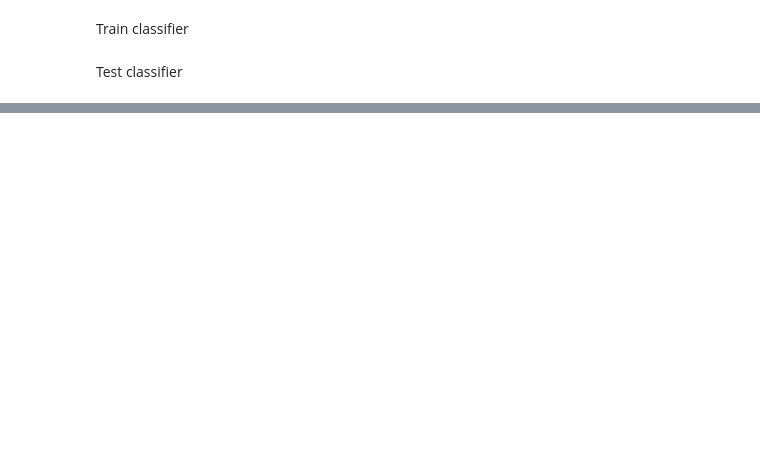
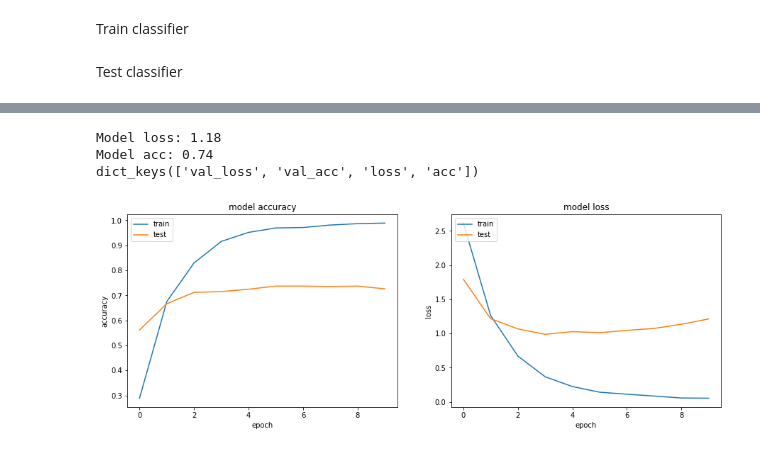
Before and after one commit to tomasrasymas/cvbankas_job_post_classification, a Jupyter notebook: posts_classification_experiments.ipynb, the cells around one changed output, grey strips where cells are left out. Drawn from its saved outputs; the diff is of its cells as text; code cells hidden in the pictures; blank space fills up the shorter version.

```diff
--- a/posts_classification_experiments.ipynb
+++ b/posts_classification_experiments.ipynb
@@ -85,7 +107,7 @@ parameters = {"vect__ngram_range": [(1, 1), (1, 2)],
               "tfidf__use_idf": (True, False)}
 
 grid = GridSearchCV(pipe, cv=3, n_jobs=1, param_grid=parameters)
-grid.fit(train, test)
+grid.fit(train, labels)
 
 print(grid.best_score_)
 print(grid.best_params_)
@@ -104,7 +126,7 @@ parameters = {"vect__ngram_range": [(1, 1), (1, 2)],
               "clf__n_neighbors": (1, 3, 5, 11, 15, 21, 25, 31)}
 
 grid = GridSearchCV(pipe, cv=3, n_jobs=1, param_grid=parameters)
-grid.fit(train, test)
+grid.fit(train, labels)
 
 print(grid.best_score_)
 print(grid.best_params_)
@@ -147,0 +194,17 @@ print(metrics.confusion_matrix(y_test, predicted))
+# %%
+input_dim = x_train_array.shape[1]
+
+model = Sequential()
+model.add(Dense(256, input_dim=input_dim))
+model.add(Activation("relu"))
+model.add(Dropout(0.4))
+model.add(Dense(128))
+model.add(Activation("relu"))
+model.add(Dropout(0.2))
+model.add(Dense(len(set(labels))))
+model.add(Activation("softmax"))
+
+model.compile(loss="categorical_crossentropy", optimizer="adam", metrics=["accuracy"])
+
+print("Training...")
+model_history = model.fit(x_train_array, y_train_bin, epochs=10, batch_size=16, validation_split=0.2, shuffle=True)
@@ -147,0 +229,29 @@ print(metrics.confusion_matrix(y_test, predicted))
+# %%
+scores = model.evaluate(x_test_trans, y_test_bin, verbose=0)
+for val in range(len(scores)):
+    print("Model %s: %.2f" % (model.metrics_names[val], scores[val]))
+
+print(model_history.history.keys())
+
+plt.figure(figsize=(15, 5))
+plt.subplot(1, 2, 1)
+plt.plot(model_history.history["acc"])
+plt.plot(model_history.history["val_acc"])
+plt.title("model accuracy")
+plt.ylabel("accuracy")
+plt.xlabel("epoch")
+plt.legend(["train", "test"], loc="upper left")
+
+plt.subplot(1, 2, 2)
+plt.plot(model_history.history["loss"])
+plt.plot(model_history.history["val_loss"])
+plt.title("model loss")
+plt.ylabel("loss")
+plt.xlabel("epoch")
+plt.legend(["train", "test"], loc="upper left")
+plt.show()
+# %% [output]
+Model loss: 1.18
+Model acc: 0.74
+dict_keys(['val_loss', 'val_acc', 'loss', 'acc'])
+[figure, added]
```
Also changed, not shown: parts of 14 cells of this notebook, 1 other file.
